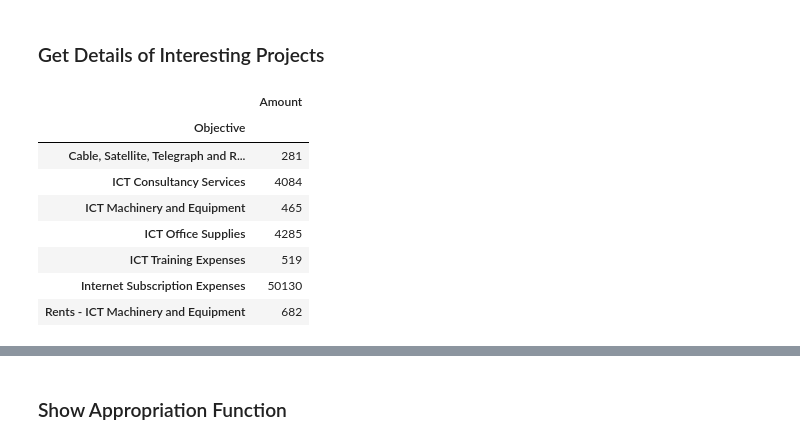
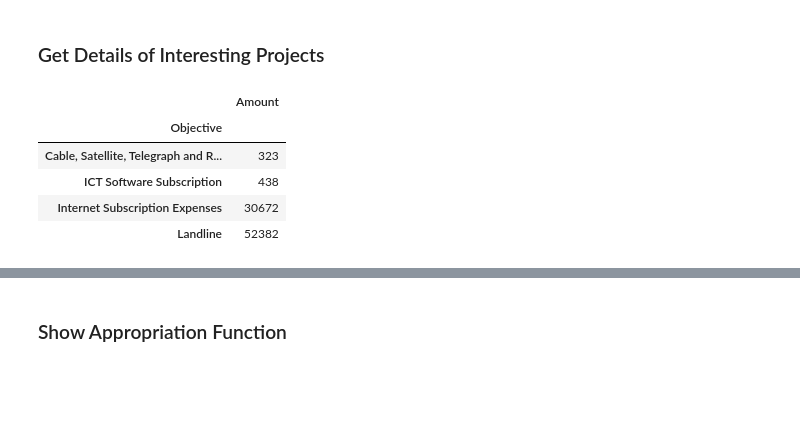
Before and after one commit to RickBahague/ICT4P, a Jupyter notebook: ICT Spending in the 2015 NEP.ipynb, the cells around one changed output, grey strips where cells are left out. Drawn from its saved outputs; the diff is of its cells as text; code cells hidden in the pictures; blank space fills up the shorter version.

```diff
--- a/ICT Spending in the 2015 NEP.ipynb
+++ b/ICT Spending in the 2015 NEP.ipynb
@@ -120,7 +139,7 @@ ICT_items = [
 "ICT Generation, Transmission and Distribution Expenses",
 "ICT Research, Exploration and Development Expenses"]
 # %%
-search = 'ICT|Software|Website|Database|Internet|Cloud|Communication Equipment|Communication Network|Cable|MITHI|Internet|Computer'
+search = 'ICT|Software|Website|Database|Landline|Internet|Cloud|Communication Equipment|Communication Network|Cable|MITHI|Internet|Computer'
 ict_items_auto = auto_approp_data[auto_approp_data.Objective.str.contains(search,na=0)]
 ict_items_new = new_approp_data[new_approp_data.Objective.str.contains(search,na=0)]
 
@@ -224,18 +243,15 @@ dtype: float64
 # %% [markdown]
 ### Get Details of Interesting Projects
 # %%
-department = 'National Economic and Development Authority (NEDA)'
+department = 'Department of Social Welfare and Development (DSWD)'
 ict_items_objectives.ix[department]
 # %% [output]
 |  | Amount |
 | Objective |  |
-| Cable, Satellite, Telegraph and R... | 281 |
-| ICT Consultancy Services | 4084 |
-| ICT Machinery and Equipment | 465 |
-| ICT Office Supplies | 4285 |
-| ICT Training Expenses | 519 |
-| Internet Subscription Expenses | 50130 |
-| Rents - ICT Machinery and Equipment | 682 |
+| Cable, Satellite, Telegraph and R... | 323 |
+| ICT Software Subscription | 438 |
+| Internet Subscription Expenses | 30672 |
+| Landline | 52382 |
 # %%
 ict_items_auto = auto_approp_data[auto_approp_data.Description.str.contains(search,na=0)][['Department','Agency','Description','Amount']]
 ict_items_new = new_approp_data[new_approp_data.Description.str.contains(search,na=0)][['Department','Agency','Description','Amount']]
```
Also changed, not shown: parts of 6 cells of this notebook.
